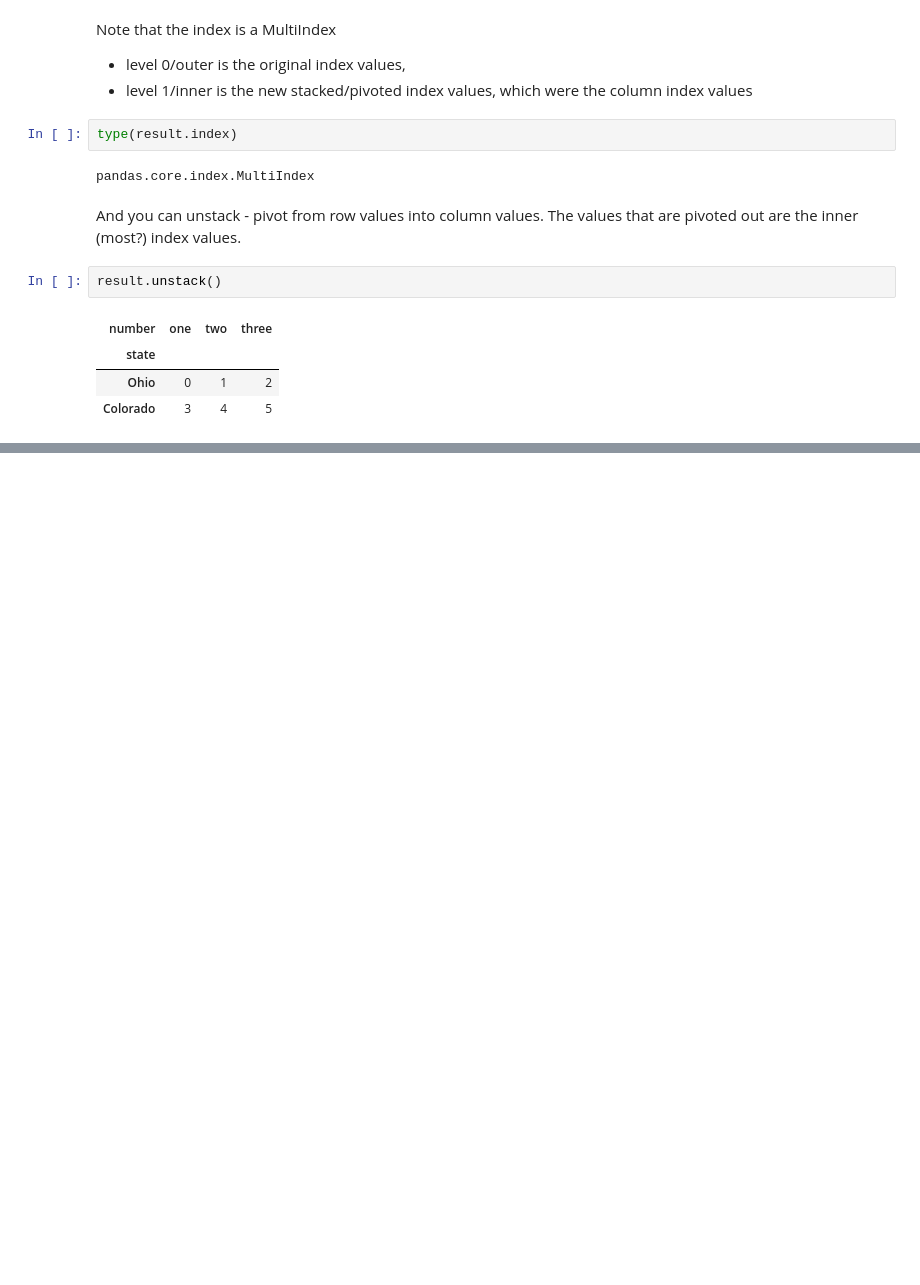
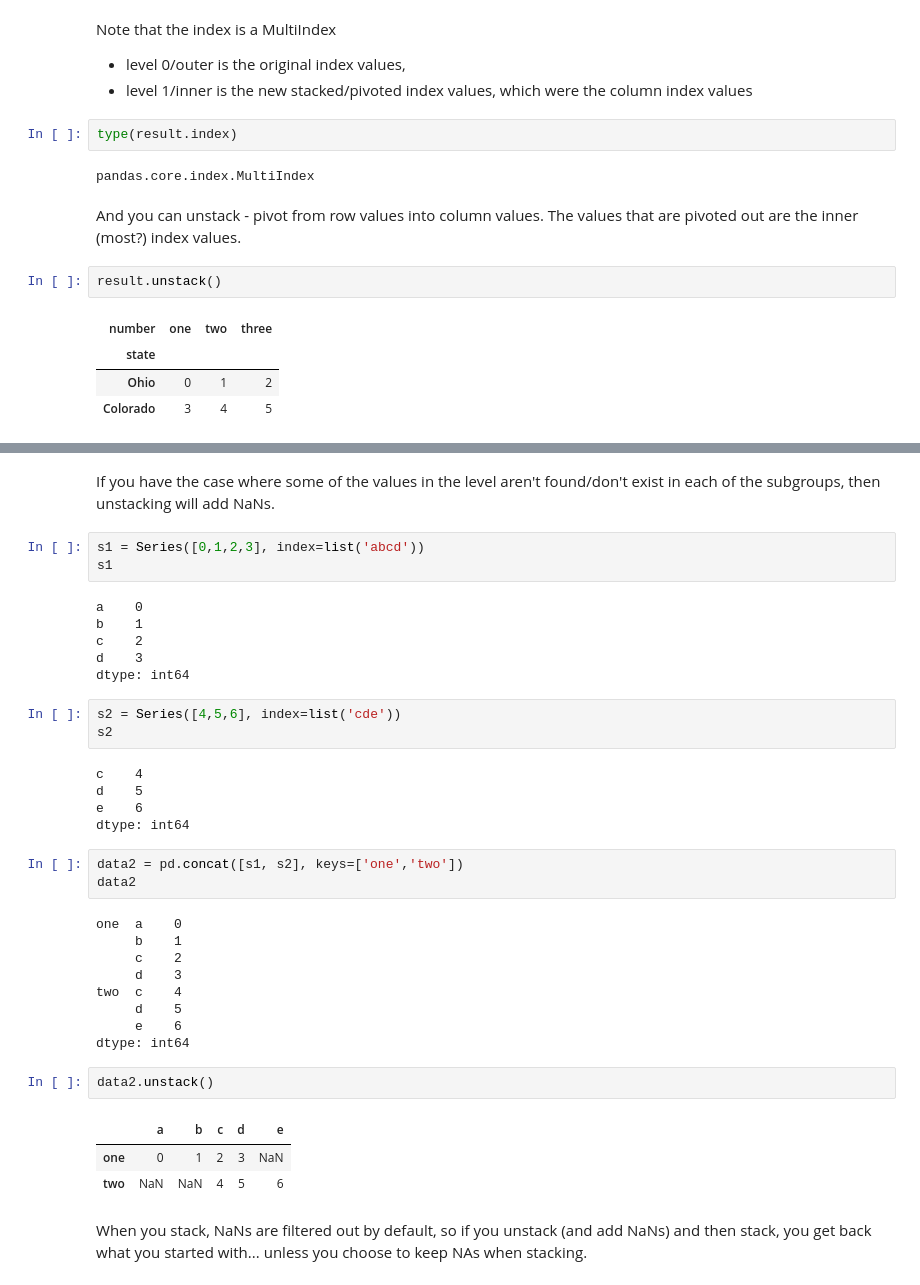
Before and after one commit to aenfield/random, a Jupyter notebook: PythonForDataAnalysisCh7.ipynb, the cells around one changed output, grey strips where cells are left out. Cells and saved outputs as stored; diff of their text form; blank space fills up the shorter version.

```diff
--- a/PythonForDataAnalysisCh7.ipynb
+++ b/PythonForDataAnalysisCh7.ipynb
@@ -647,0 +689,39 @@ Stopping point toward the bottom of page 190.
+# %% [markdown]
+If you have the case where some of the values in the level aren't found/don't exist in each of the subgroups, then unstacking will add NaNs.
+# %%
+s1 = Series([0,1,2,3], index=list('abcd'))
+s1
+# %% [output]
+a    0
+b    1
+c    2
+d    3
+dtype: int64
+# %%
+s2 = Series([4,5,6], index=list('cde'))
+s2
+# %% [output]
+c    4
+d    5
+e    6
+dtype: int64
+# %%
+data2 = pd.concat([s1, s2], keys=['one','two'])
+data2
+# %% [output]
+one  a    0
+     b    1
+     c    2
+     d    3
+two  c    4
+     d    5
+     e    6
+dtype: int64
+# %%
+data2.unstack()
+# %% [output]
+|  | a | b | c | d | e |
+| one | 0 | 1 | 2 | 3 | NaN |
+| two | NaN | NaN | 4 | 5 | 6 |
+# %% [markdown]
+When you stack, NaNs are filtered out by default, so if you unstack (and add NaNs) and then stack, you get back what you started with... unless you choose to keep NAs when stacking.
```
Also changed, not shown: parts of 10 cells of this notebook.
